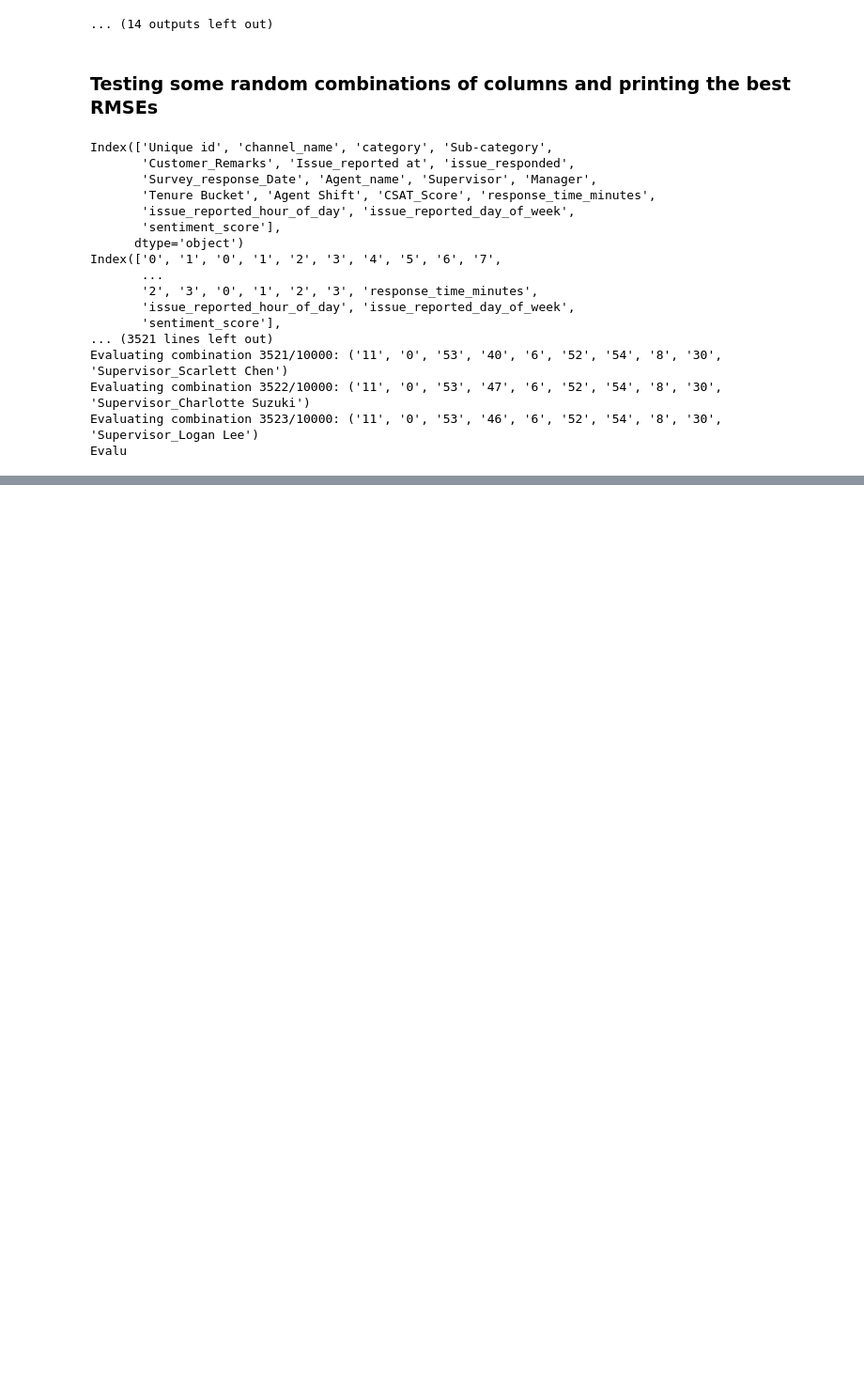
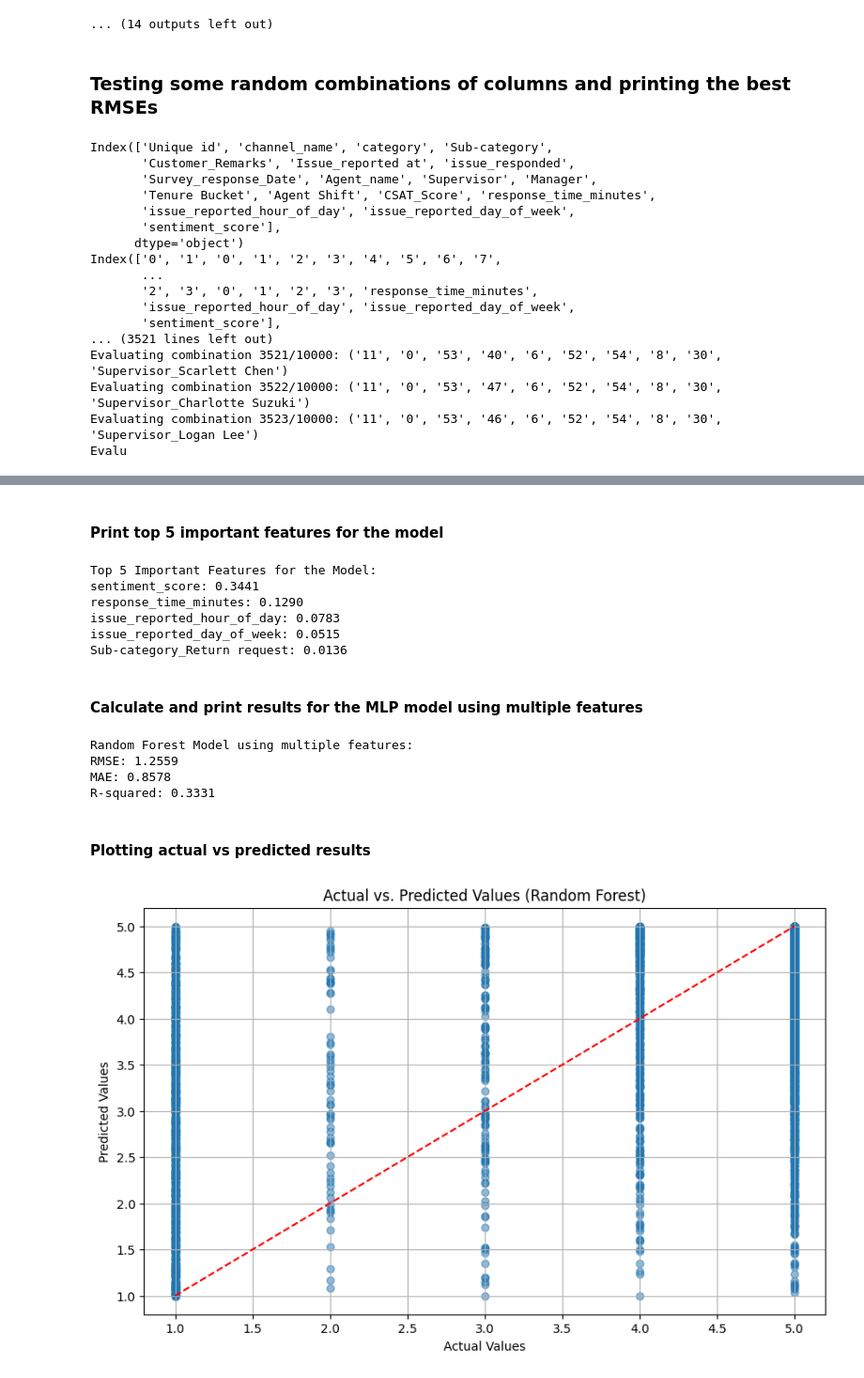
Before and after one commit to MatthewBeaulieu0/471-Project, a Jupyter notebook: notebook.ipynb, the cells around one changed output, grey strips where cells are left out. Shown at 94% size. Drawn from its saved outputs; the diff is of its cells as text; code cells hidden in the pictures; blank space fills up the shorter version.

```diff
--- a/notebook.ipynb
+++ b/notebook.ipynb
@@ -566,0 +582,4 @@ Evalu
+# %%
+conn = sqlite3.connect('cleaned_customer_support.db')
+data = pd.read_sql_query("SELECT * FROM cleaned_customer_support", conn)
+y = data['CSAT_Score']
@@ -566,0 +603,11 @@ Evalu
+# %%
+# Preprocess categorical features using OneHotEncoder
+encoder = OneHotEncoder()
+encoded_features = encoder.fit_transform(data[['Agent Shift', 'Tenure Bucket', 'channel_name', 'category', 'Sub-category', 'Supervisor', 'Manager']])
+encoded_feature_names = encoder.get_feature_names_out(['Agent Shift', 'Tenure Bucket', 'channel_name', 'category', 'Sub-category', 'Supervisor', 'Manager'])
+
+# Combine numerical and encoded categorical features
+X = pd.concat([data[['issue_reported_hour_of_day', 'response_time_minutes', 'issue_reported_day_of_week', 'sentiment_score']], pd.DataFrame(encoded_features.toarray(), columns=encoded_feature_names)], axis=1)
+
+# Split the data into training and testing sets
+X_train, X_test, y_train, y_test = train_test_split(X, y, test_size=0.2, random_state=42)
@@ -566,0 +616,52 @@ Evalu
+# %%
+model_rf = RandomForestRegressor()
+model_rf.fit(X_train, y_train)
+
+feature_importances = model_rf.feature_importances_
+sorted_indices = np.argsort(feature_importances)[::-1]
+top_features = [X.columns[i] for i in sorted_indices[:5]]
+top_importances = feature_importances[sorted_indices[:5]]
+# %% [markdown]
+#### Print top 5 important features for the model
+# %%
+print("\nTop 5 Important Features for the Model:")
+for feature, importance in zip(top_features, top_importances):
+    print(f"{feature}: {importance:.4f}")
+# %% [output]
+Top 5 Important Features for the Model:
+sentiment_score: 0.3441
+response_time_minutes: 0.1290
+issue_reported_hour_of_day: 0.0783
+issue_reported_day_of_week: 0.0515
+Sub-category_Return request: 0.0136
+# %% [markdown]
+#### Calculate and print results for the MLP model using multiple features
+# %%
+y_pred_rf = model_rf.predict(X_test)
+rmse_rf = np.sqrt(mean_squared_error(y_test, y_pred_rf))
+mae_rf = mean_absolute_error(y_test, y_pred_rf)
+r2_rf = r2_score(y_test, y_pred_rf)
+
+# Print results for the Random Forest model using multiple features
+print("Random Forest Model using multiple features:")
+print(f'RMSE: {rmse_rf:.4f}')
+print(f'MAE: {mae_rf:.4f}')
+print(f'R-squared: {r2_rf:.4f}')
+# %% [output]
+Random Forest Model using multiple features:
+RMSE: 1.2559
+MAE: 0.8578
+R-squared: 0.3331
+# %% [markdown]
+#### Plotting actual vs predicted results
+# %%
+plt.figure(figsize=(10, 6))
+plt.scatter(y_test, y_pred_rf, alpha=0.5)
+plt.plot([min(y_test), max(y_test)], [min(y_test), max(y_test)], '--', color='red')
+plt.title('Actual vs. Predicted Values (Random Forest)')
+plt.xlabel('Actual Values')
+plt.ylabel('Predicted Values')
+plt.grid(True)
+plt.show()
+# %% [output]
+[figure, added]
```
Also changed, not shown: parts of 22 cells of this notebook, 1 other file.
